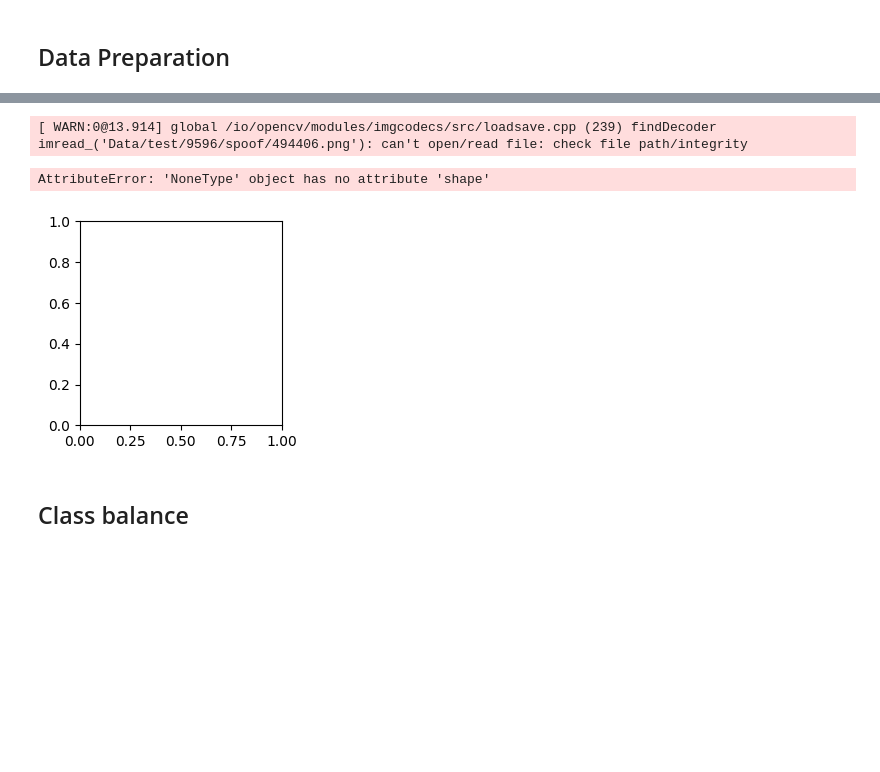
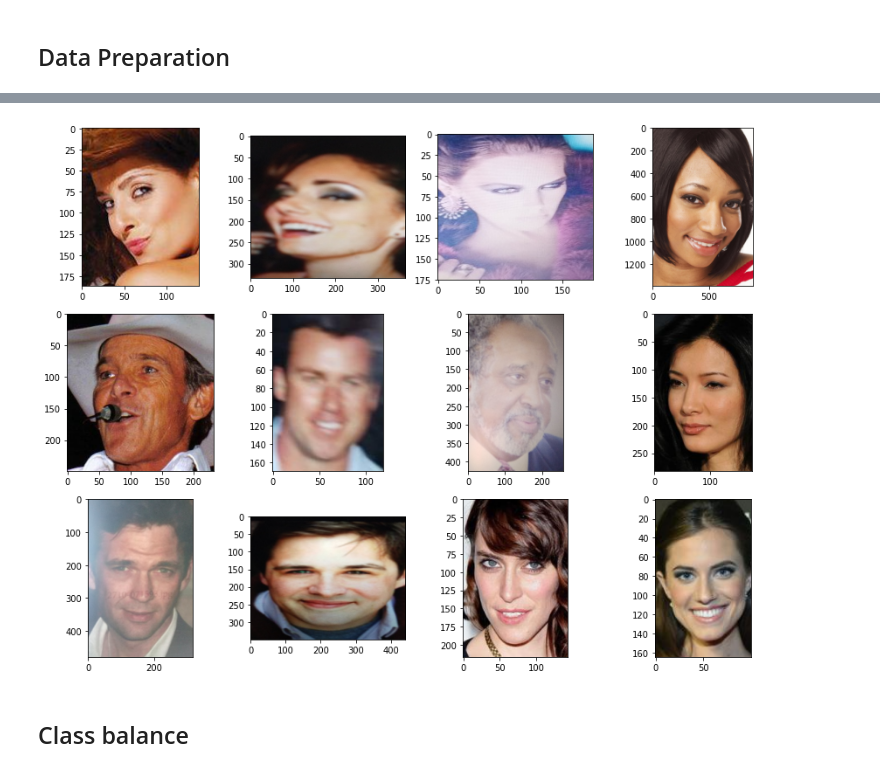
Before and after one commit to hairymax/Face-AntiSpoofing, a Jupyter notebook: analysis.ipynb, the cells around one changed output, grey strips where cells are left out. Drawn from its saved outputs; the diff is of its cells as text; code cells hidden in the pictures; blank space fills up the shorter version.

```diff
--- a/analysis.ipynb
+++ b/analysis.ipynb
@@ -34,15 +36,13 @@ Train / Test shape
 # %%
 fig = plt.figure(figsize=(12,9))
 for i in range(12):
     fig.add_subplot(3, 4, i+1)
-    img = dp.read_image(train_label.index[i])
+    img = dp.read_image('/'.join([CELEBA_DIR, train_label.index[i]]))
     plt.imshow(cv2.cvtColor(img, cv2.COLOR_BGR2RGB))
     plt.tight_layout()
 plt.show()
 # %% [output]
-[ WARN:0@13.914] global /io/opencv/modules/imgcodecs/src/loadsave.cpp (239) findDecoder imread_('Data/test/9596/spoof/494406.png'): can't open/read file: check file path/integrity
-AttributeError: 'NoneType' object has no attribute 'shape'
-[figure, old version]
+[figure, new version]
 # %%
 del train_label, test_label
 # %% [markdown]
```
Also changed, not shown: parts of 7 cells of this notebook, 3 other files.
